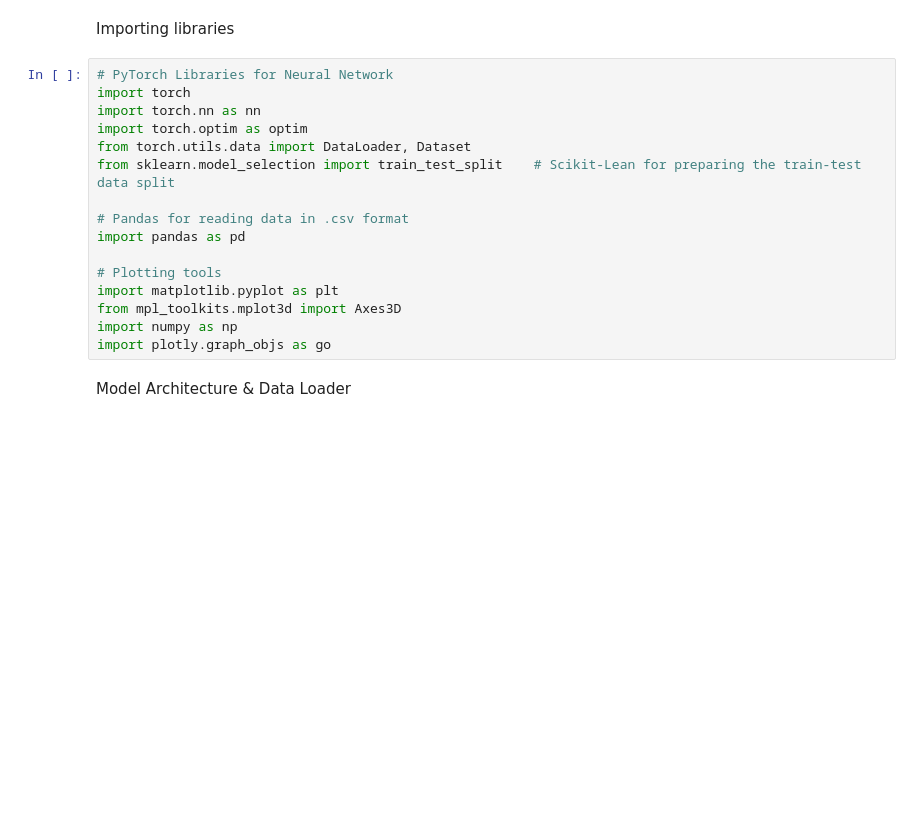
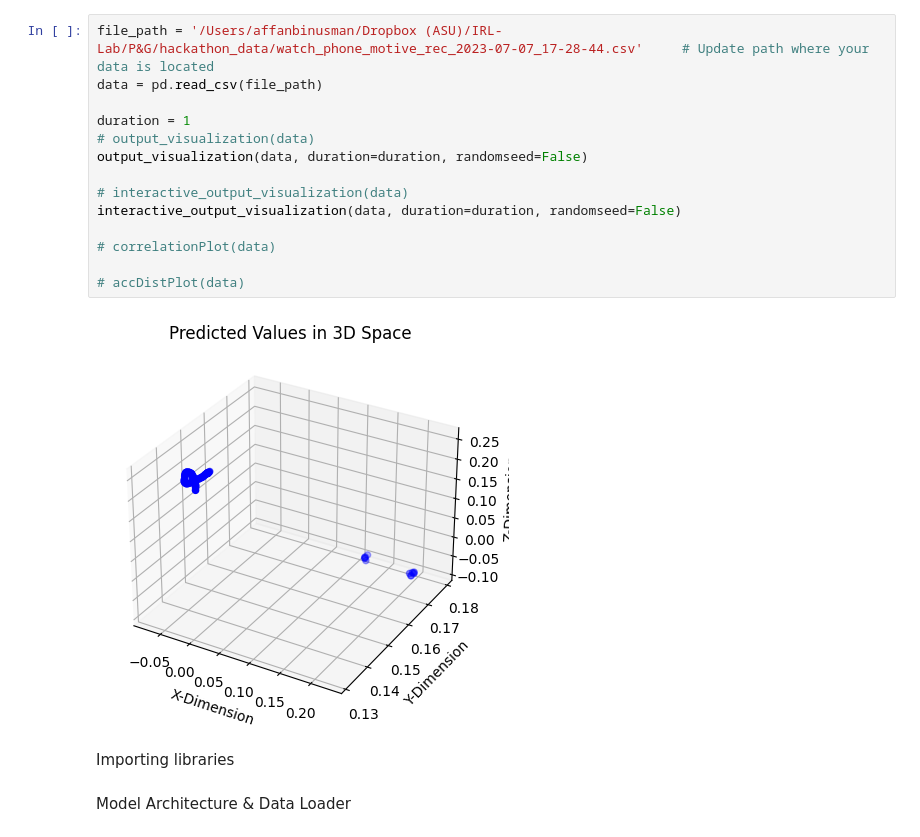
Before and after one commit to faweigend/wearable_mocap_data, a Jupyter notebook: Script.ipynb, the cells around one changed output. Saved outputs shown, nothing was run; the diff lists cells and outputs as text; blank space fills up the shorter version.

Commit message:
updated graphs

```diff
--- a/Script.ipynb
+++ b/Script.ipynb
@@ -1,21 +111,21 @@
+# %%
+file_path = '/Users/affanbinusman/Dropbox (ASU)/IRL-Lab/P&G/hackathon_data/watch_phone_motive_rec_2023-07-07_17-28-44.csv'     # Update path where your data is located
+data = pd.read_csv(file_path)
+
+duration = 1
+# output_visualization(data)
+output_visualization(data, duration=duration, randomseed=False)
+
+# interactive_output_visualization(data)
+interactive_output_visualization(data, duration=duration, randomseed=False)
+
+# correlationPlot(data)
+
+# accDistPlot(data)
+# %% [output]
+[figure, added]
 # %% [markdown]
 Importing libraries
-# %%
-# PyTorch Libraries for Neural Network
-import torch
-import torch.nn as nn
-import torch.optim as optim
-from torch.utils.data import DataLoader, Dataset
-from sklearn.model_selection import train_test_split    # Scikit-Lean for preparing the train-test data split
-
-# Pandas for reading data in .csv format
-import pandas as pd
-
-# Plotting tools
-import matplotlib.pyplot as plt
-from mpl_toolkits.mplot3d import Axes3D
-import numpy as np
-import plotly.graph_objs as go
 # %% [markdown]
 Model Architecture & Data Loader
 # %%
```
Also changed, not shown: parts of 16 cells of this notebook.
